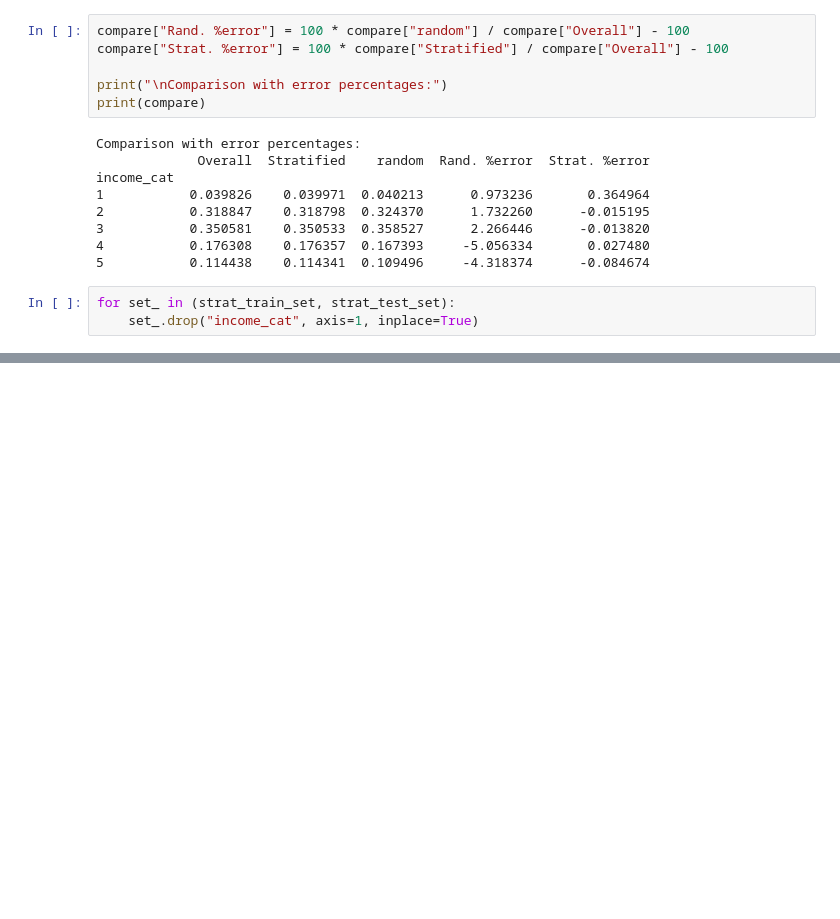
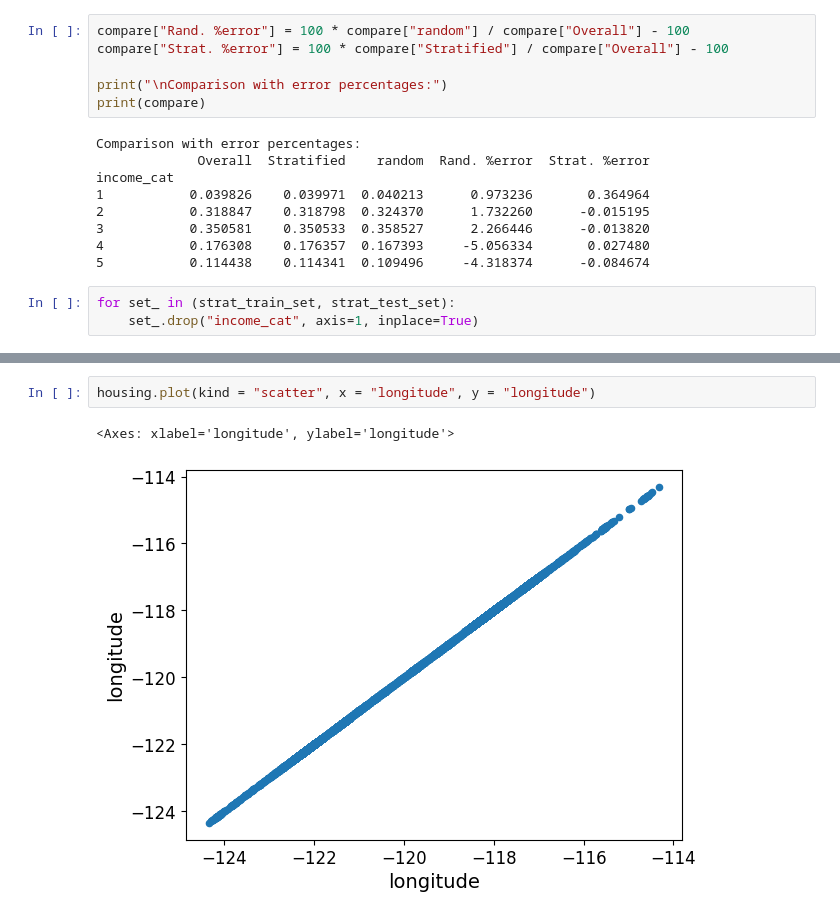
Before and after one commit to aman2909-creator/housing-ml-project, a Jupyter notebook: project1.ipynb, the cells around one changed output, grey strips where cells are left out. Cells and saved outputs as stored; diff of their text form; blank space fills up the shorter version.

```diff
--- a/project1.ipynb
+++ b/project1.ipynb
@@ -259,0 +274,5 @@ for set_ in (strat_train_set, strat_test_set):
+# %%
+housing.plot(kind = "scatter", x = "longitude", y = "longitude")
+# %% [output]
+<Axes: xlabel='longitude', ylabel='longitude'>
+[figure, added]
```
Also changed, not shown: parts of 6 cells of this notebook.
